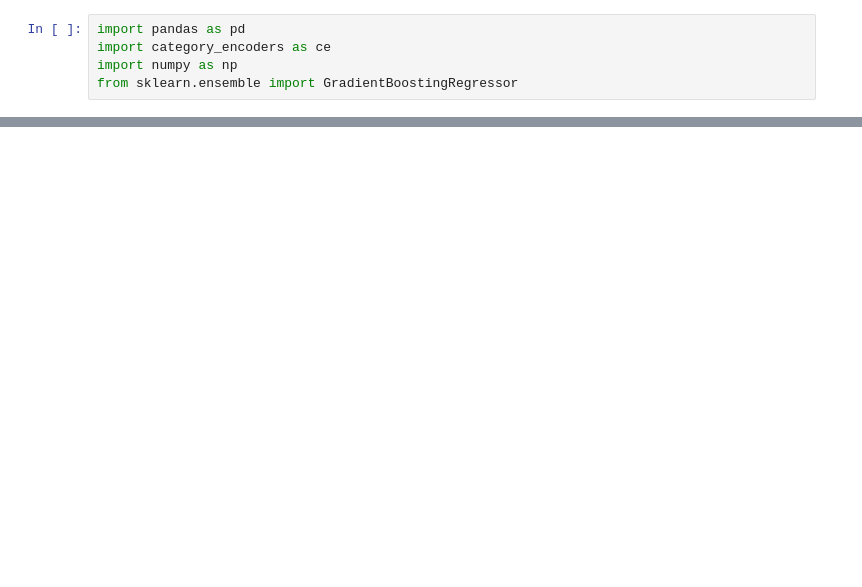
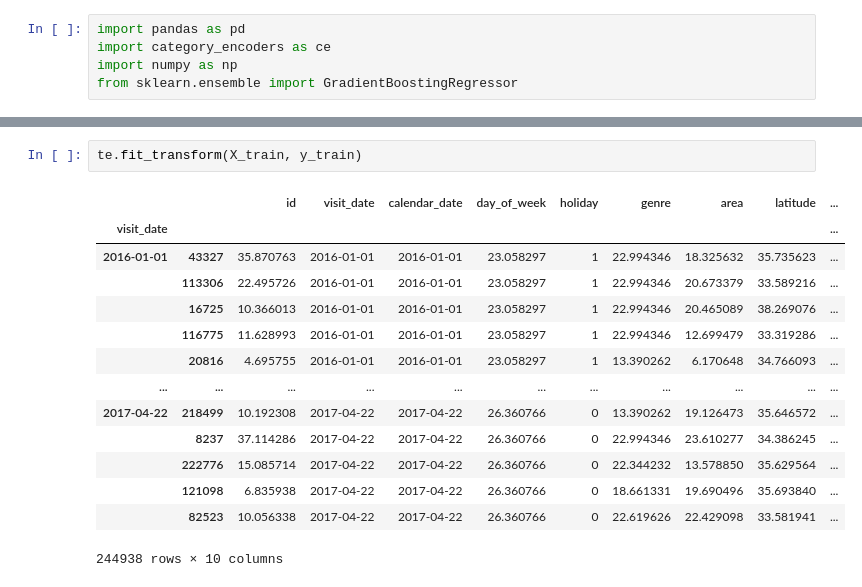
Before and after one commit to JonathanBechtel/dat-02-22, a Jupyter notebook: ClassMaterial/Unit3/Class13/Class 13 Notebook.ipynb, the cells around one changed output, grey strips where cells are left out. Cells and saved outputs as stored; diff of their text form; blank space fills up the shorter version.

```diff
--- a/ClassMaterial/Unit3/Class13/Class 13 Notebook.ipynb
+++ b/ClassMaterial/Unit3/Class13/Class 13 Notebook.ipynb
@@ -13,0 +137,17 @@ FileNotFoundError: [Errno 2] File ../data/restaurants.csv does not exist: '../da
+# %%
+te.fit_transform(X_train, y_train)
+# %% [output]
+|  |  | id | visit_date | calendar_date | day_of_week | holiday | genre | area | latitude | ... |
+| visit_date |  |  |  |  |  |  |  |  |  | ... |
+| 2016-01-01 | 43327 | 35.870763 | 2016-01-01 | 2016-01-01 | 23.058297 | 1 | 22.994346 | 18.325632 | 35.735623 | ... |
+|  | 113306 | 22.495726 | 2016-01-01 | 2016-01-01 | 23.058297 | 1 | 22.994346 | 20.673379 | 33.589216 | ... |
+|  | 16725 | 10.366013 | 2016-01-01 | 2016-01-01 | 23.058297 | 1 | 22.994346 | 20.465089 | 38.269076 | ... |
+|  | 116775 | 11.628993 | 2016-01-01 | 2016-01-01 | 23.058297 | 1 | 22.994346 | 12.699479 | 33.319286 | ... |
+|  | 20816 | 4.695755 | 2016-01-01 | 2016-01-01 | 23.058297 | 1 | 13.390262 | 6.170648 | 34.766093 | ... |
+| ... | ... | ... | ... | ... | ... | ... | ... | ... | ... | ... |
+| 2017-04-22 | 218499 | 10.192308 | 2017-04-22 | 2017-04-22 | 26.360766 | 0 | 13.390262 | 19.126473 | 35.646572 | ... |
+|  | 8237 | 37.114286 | 2017-04-22 | 2017-04-22 | 26.360766 | 0 | 22.994346 | 23.610277 | 34.386245 | ... |
+|  | 222776 | 15.085714 | 2017-04-22 | 2017-04-22 | 26.360766 | 0 | 22.344232 | 13.578850 | 35.629564 | ... |
+|  | 121098 | 6.835938 | 2017-04-22 | 2017-04-22 | 26.360766 | 0 | 18.661331 | 19.690496 | 35.693840 | ... |
+|  | 82523 | 10.056338 | 2017-04-22 | 2017-04-22 | 26.360766 | 0 | 22.619626 | 22.429098 | 33.581941 | ... |
+244938 rows × 10 columns
```
Also changed, not shown: parts of 43 cells of this notebook, 1 other file.
